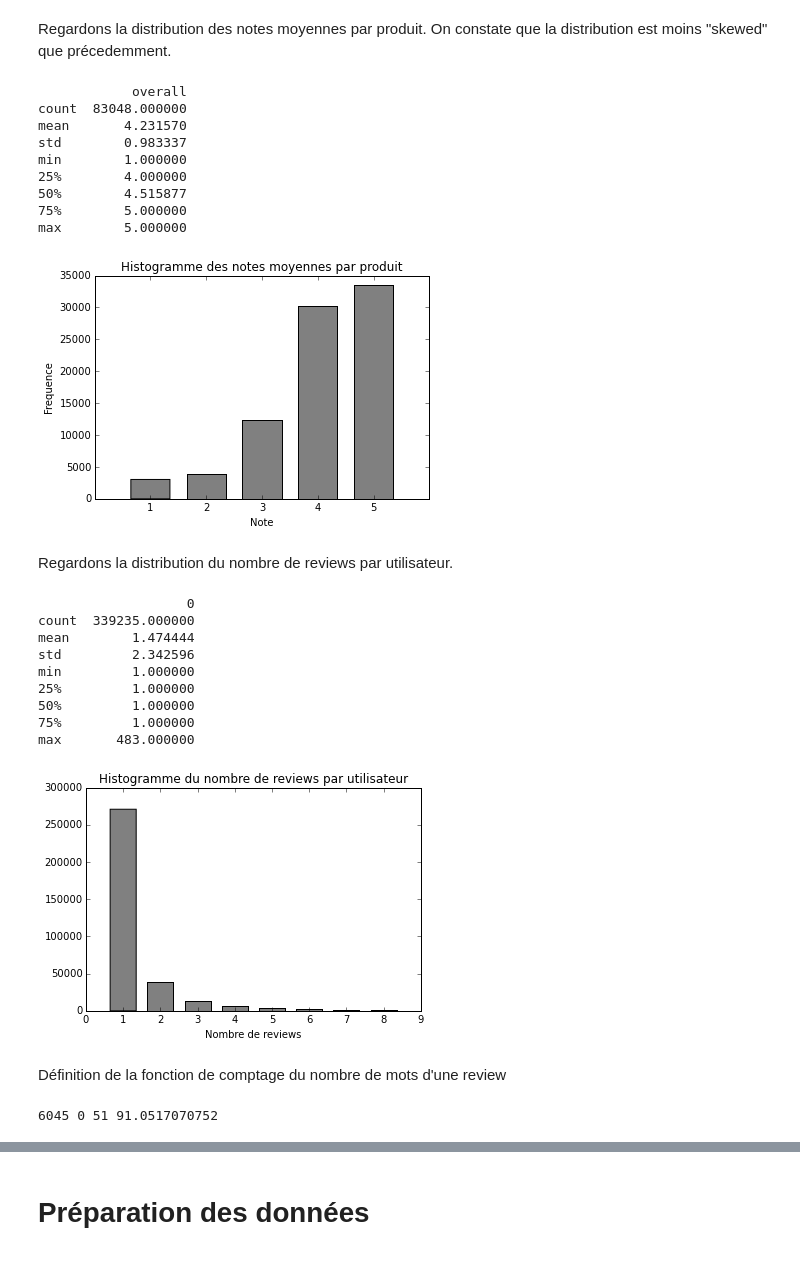
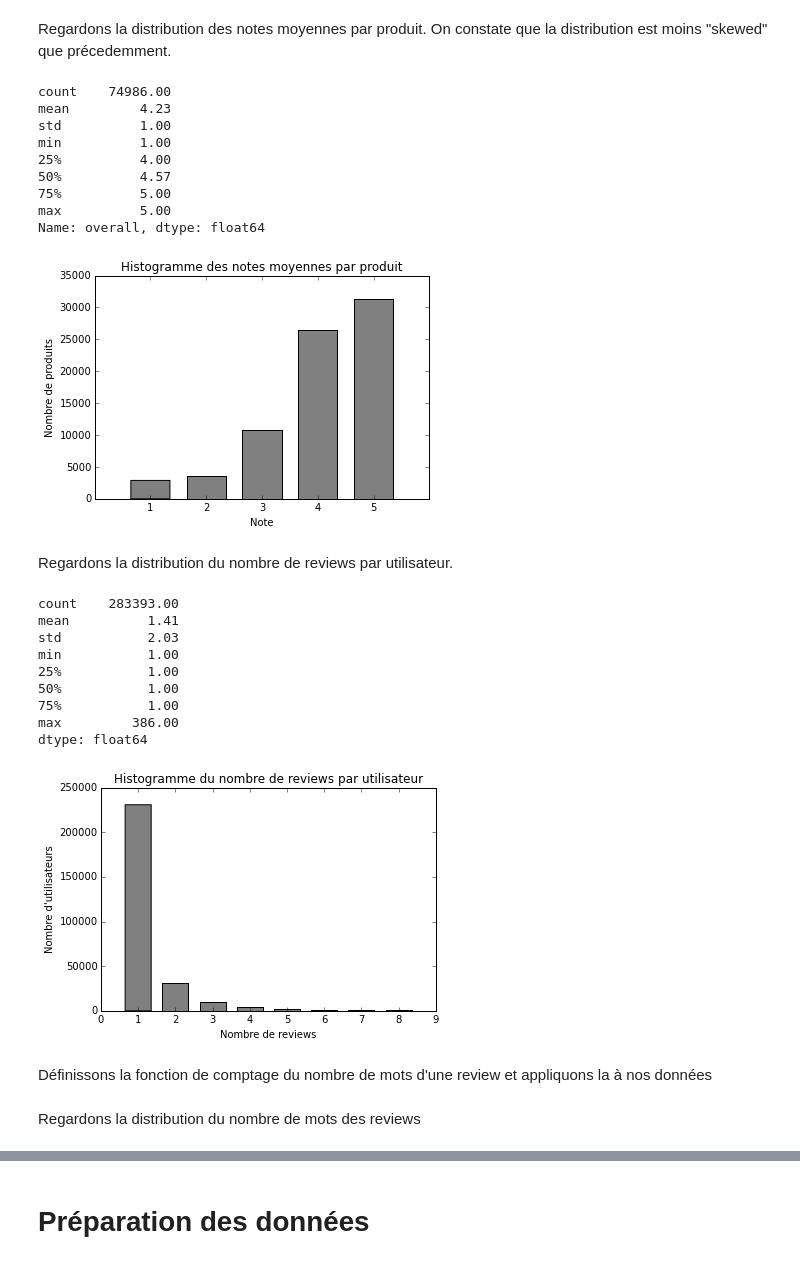
Before and after one commit to alexcombessie/ENSAE_Amazon-Review-Prediction, a Jupyter notebook: Projet Python - Amazon review data.ipynb, the cells around one changed output, grey strips where cells are left out. Drawn from its saved outputs; the diff is of its cells as text; code cells hidden in the pictures.

```diff
--- a/Projet Python - Amazon review data.ipynb
+++ b/Projet Python - Amazon review data.ipynb
@@ -63,6 +63,5 @@ from sklearn.cross_validation import train_test_split
 y = df["overall"]
 X = df.drop("overall",axis=1,inplace=False)
 X_train,X_test,y_train,y_test = train_test_split(X.index,y,test_size=0.2)
-df_train=X.iloc[X_train] # return dataframe train
-df_test=X.iloc[X_test] # return dataframe test
-df_test.head()
+df_train=pd.concat([X,y],axis=1).iloc[X_train] # return dataframe train
+df_test=pd.concat([X,y],axis=1).iloc[X_test] # return dataframe test
@@ -130,8 +122,8 @@ Name: overall, dtype: float64
 # %% [markdown]
 Regardons la distribution des notes moyennes par produit. On constate que la distribution est moins "skewed" que précedemment.
 # %%
-average_note_byproduct=df[["asin","overall"]].groupby("asin", as_index=False).mean()
-print(average_note_byproduct.describe())
+average_note_byproduct=df_train[["asin","overall"]].groupby("asin", as_index=False).mean()
+print(average_note_byproduct["overall"].describe().round(2))
 %matplotlib inline
 bins=range(1,7)
 fig, ax = plt.subplots(1,1)
@@ -139,44 +131,44 @@ ax.hist(average_note_byproduct["overall"], bins=bins, align='left', color="grey"
 ax.set_xticks(bins[:-1])
 plt.title("Histogramme des notes moyennes par produit");
 plt.xlabel("Note");
-plt.ylabel("Frequence");
+plt.ylabel("Nombre de produits");
 # %% [output]
-            overall
-count  83048.000000
-mean       4.231570
-std        0.983337
-min        1.000000
-25%        4.000000
-50%        4.515877
-75%        5.000000
-max        5.000000
+count    74986.00
+mean         4.23
+std          1.00
+min          1.00
+25%          4.00
+50%          4.57
+75%          5.00
+max          5.00
+Name: overall, dtype: float64
-[figure, old version]
+[figure, new version]
 # %% [markdown]
 Regardons la distribution du nombre de reviews par utilisateur.
 # %%
 import collections
-Nbreview_by_user=collections.Counter(df["reviewerID"])
-print(pd.DataFrame(list(Nbreview_by_user.values())).describe())
+Nbreview_by_user=collections.Counter(df_train["reviewerID"])
+print(pd.Series(Nbreview_by_user).describe().round(2))
 bins=range(1,10,1)
 a = np.clip(list(Nbreview_by_user.values()), 1, 10)
 fig, ax = plt.subplots(1,1)
 ax.hist(a, bins=bins, align='left', color="grey", rwidth=0.7)
 plt.title("Histogramme du nombre de reviews par utilisateur");
 plt.xlabel("Nombre de reviews");
-plt.ylabel("");
+plt.ylabel("Nombre d'utilisateurs");
 # %% [output]
-                   0
-count  339235.000000
-mean        1.474444
-std         2.342596
-min         1.000000
-25%         1.000000
-50%         1.000000
-75%         1.000000
-max       483.000000
+count    283393.00
+mean          1.41
+std           2.03
+min           1.00
+25%           1.00
+50%           1.00
+75%           1.00
+max         386.00
+dtype: float64
-[figure, old version]
+[figure, new version]
 # %% [markdown]
-Définition de la fonction de comptage du nombre de mots d'une review
+Définissons la fonction de comptage du nombre de mots d'une review et appliquons la à nos données
 # %%
 import re
 def countWords(review):
@@ -186,5 +179,2 @@ df["countWordsReview"] = df.apply(countWords, axis = 1)
-# %%
-a = df["countWordsReview"]
-print(max(a), min(a), stat.median(a), stat.mean(a))
-# %% [output]
-6045 0 51 91.0517070752
+# %% [markdown]
+Regardons la distribution du nombre de mots des reviews
```
Also changed, not shown: parts of 22 cells of this notebook.
